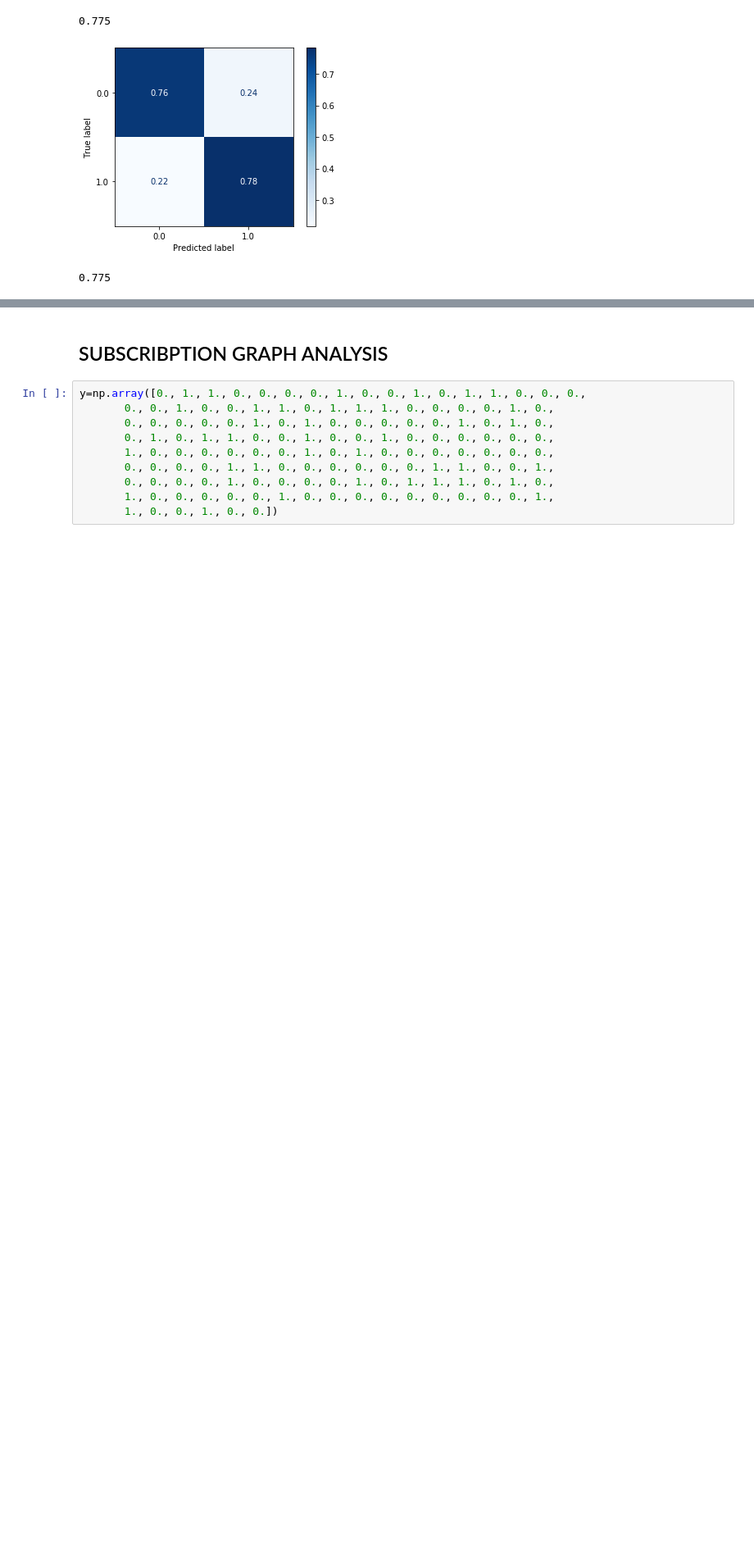
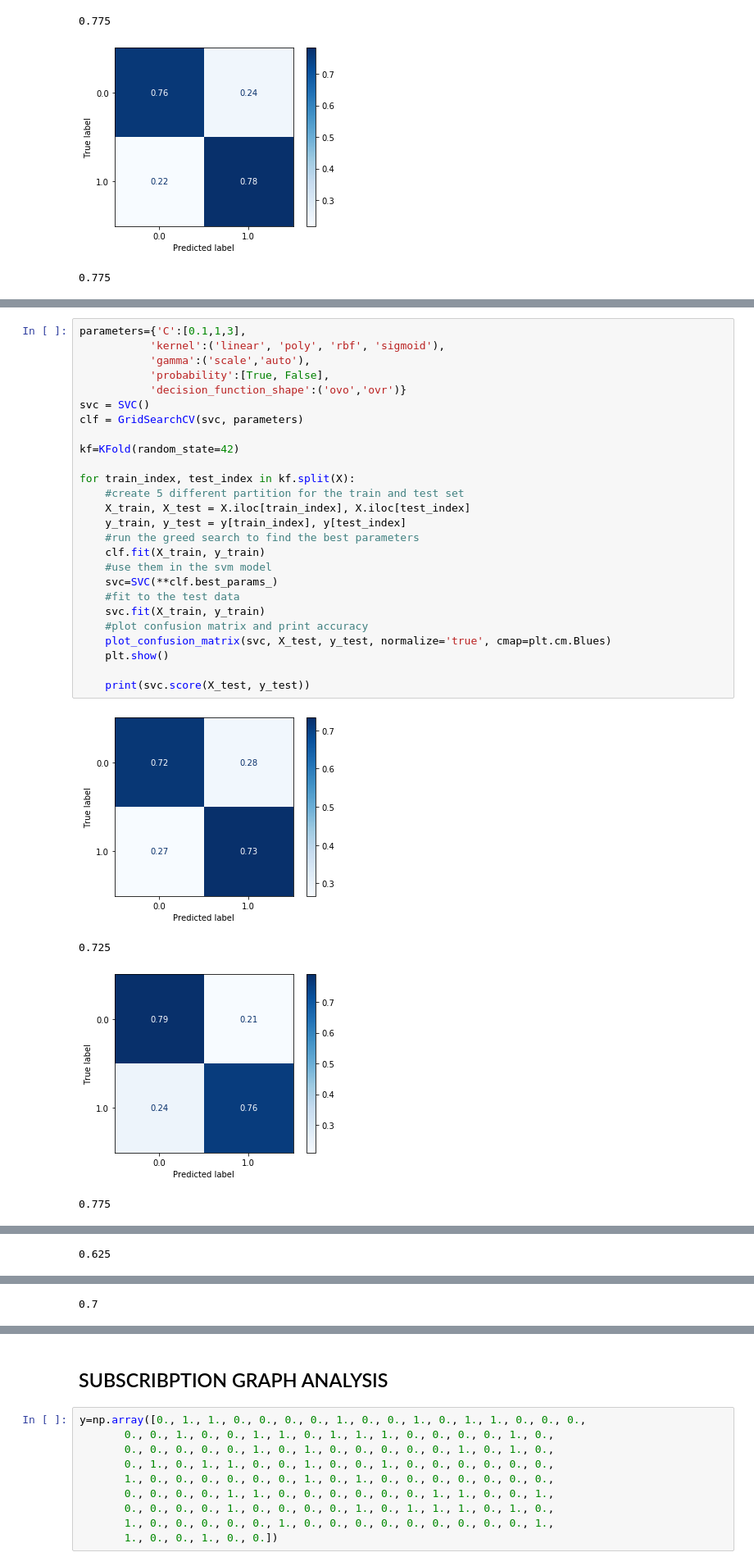
Before and after one commit to giulianosoced/YouTube-virus-NLP, a Jupyter notebook: Tesi_analisi.ipynb, the cells around one changed output, grey strips where cells are left out. Shown at 82% size. Saved outputs shown, nothing was run; the diff lists cells and outputs as text; blank space fills up the shorter version.

```diff
--- a/Tesi_analisi.ipynb
+++ b/Tesi_analisi.ipynb
@@ -798,0 +967,31 @@ for train_index, test_index in kf.split(X):
+# %%
+parameters={'C':[0.1,1,3],
+           'kernel':('linear', 'poly', 'rbf', 'sigmoid'),
+           'gamma':('scale','auto'),
+           'probability':[True, False],
+           'decision_function_shape':('ovo','ovr')}
+svc = SVC()
+clf = GridSearchCV(svc, parameters)
+
+kf=KFold(random_state=42)
+
+for train_index, test_index in kf.split(X):
+    #create 5 different partition for the train and test set
+    X_train, X_test = X.iloc[train_index], X.iloc[test_index]
+    y_train, y_test = y[train_index], y[test_index]
+    #run the greed search to find the best parameters
+    clf.fit(X_train, y_train)
+    #use them in the svm model
+    svc=SVC(**clf.best_params_)
+    #fit to the test data
+    svc.fit(X_train, y_train)
+    #plot confusion matrix and print accuracy
+    plot_confusion_matrix(svc, X_test, y_test, normalize='true', cmap=plt.cm.Blues)
+    plt.show()
+
+    print(svc.score(X_test, y_test))
+# %% [output]
+[figure, added]
+0.725
+[figure, added]
+0.775
@@ -798,0 +999 @@ for train_index, test_index in kf.split(X):
+0.625
@@ -798,0 +1001 @@ for train_index, test_index in kf.split(X):
+0.7
```
Also changed, not shown: parts of 29 cells of this notebook, 1 other file.
